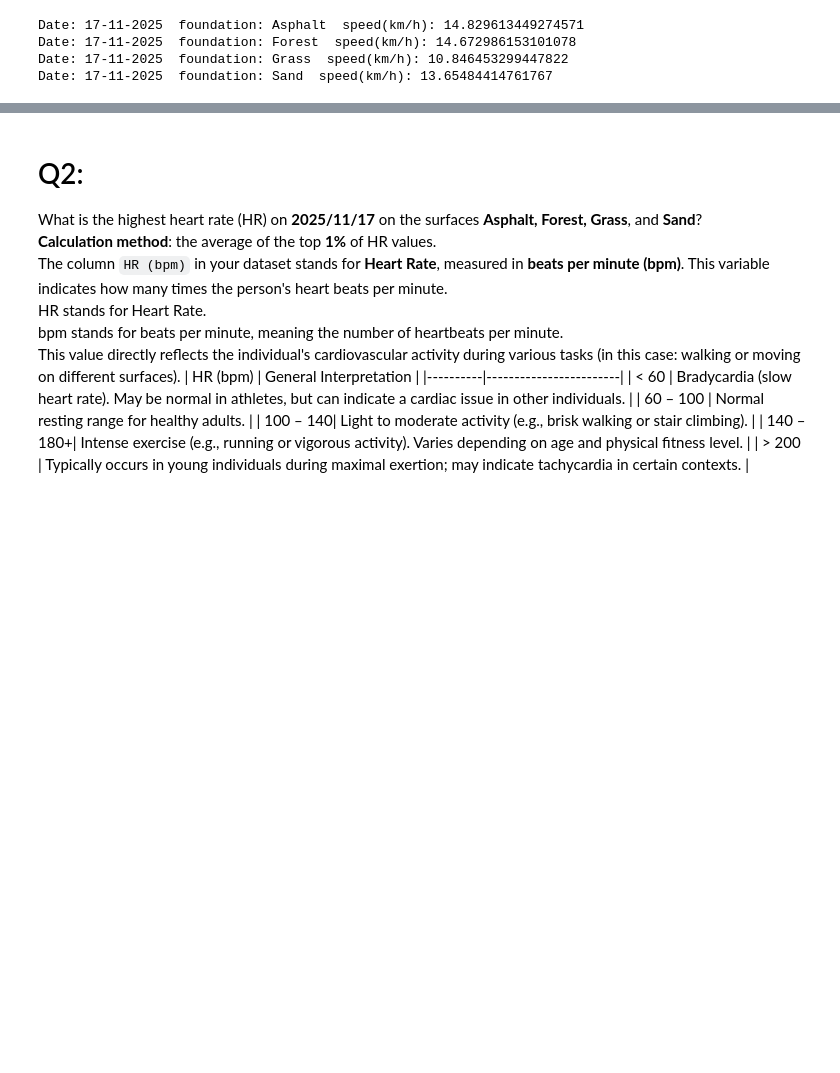
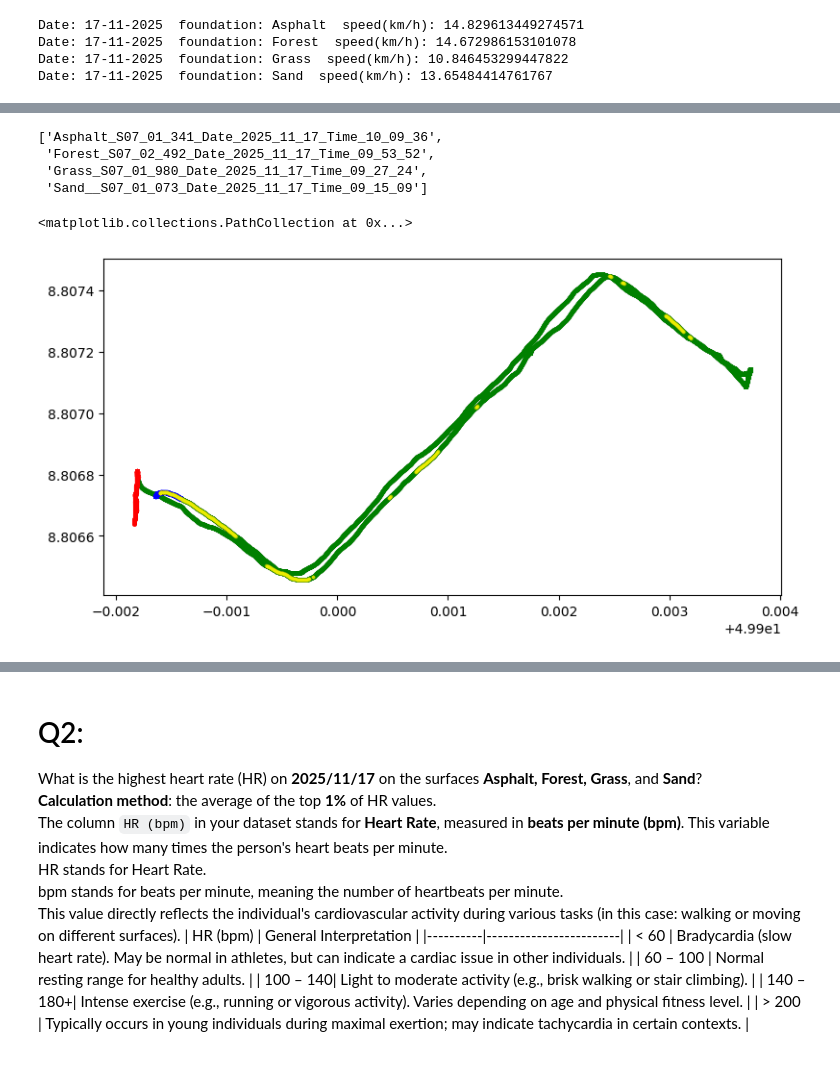
Before and after one commit to Mohsenmohebbi1993/Biomechanik, a Jupyter notebook: notebooks/3. Analysis Foot HeartRate GPX.ipynb, the cells around one changed output, grey strips where cells are left out. Drawn from its saved outputs; the diff is of its cells as text; code cells hidden in the pictures; blank space fills up the shorter version.

Commit message:
plot

```diff
--- a/notebooks/3. Analysis Foot HeartRate GPX.ipynb
+++ b/notebooks/3. Analysis Foot HeartRate GPX.ipynb
@@ -117,3 +117,15 @@ Date: 17-11-2025  foundation: Asphalt  speed(km/h): 14.829613449274571
 Date: 17-11-2025  foundation: Forest  speed(km/h): 14.672986153101078
 Date: 17-11-2025  foundation: Grass  speed(km/h): 10.846453299447822
 Date: 17-11-2025  foundation: Sand  speed(km/h): 13.65484414761767
+# %%
+name_17 =  [name_of_dataframe[i] for i in [0, 1, 3, 4]]
+plt.figure(figsize=(20,10))
+loc_plot = 1
+for i in name_17:
+    df = globals()[i].copy()
+
+    plt.m
+    sorted_speeds = df["Speed (km/h)"].sort_values(ascending=False)
+    top_1_percent = sorted_speeds.head(int(len(sorted_speeds) * 0.10))
+    mean_top_1_percent = top_1_percent.mean()
+    print(f"Date: {df["value"].iloc[2]}  foundation: {df["foundation"].iloc[0]}  speed(km/h): {mean_top_1_percent}")
@@ -119,0 +147,33 @@ Date: 17-11-2025  foundation: Sand  speed(km/h): 13.65484414761767
+# %%
+name_17
+# %% [output]
+['Asphalt_S07_01_341_Date_2025_11_17_Time_10_09_36',
+ 'Forest_S07_02_492_Date_2025_11_17_Time_09_53_52',
+ 'Grass_S07_01_980_Date_2025_11_17_Time_09_27_24',
+ 'Sand__S07_01_073_Date_2025_11_17_Time_09_15_09']
+# %%
+name_17 =  [name_of_dataframe[i] for i in [0, 1, 3, 4]]
+df = globals()[name_17[0]].copy()
+df_first = df.dropna(subset=["longitude", "latitude"]).head(1000).copy()
+df_end = df.dropna(subset=["longitude", "latitude"]).tail(1000).copy()
+
+plt.figure(figsize=(20,10))
+plt.subplot(2,2,1)
+plt.scatter(df["latitude"], df["longitude"],
+            s=5, color="green", alpha=0.2, zorder=1)
+
+plt.scatter(df_first["latitude"], df_first["longitude"],
+            s=7, color="red", alpha=0.9, zorder=3)
+
+plt.scatter(df_end["latitude"], df_end["longitude"],
+            s=7, color="blue", alpha=0.9, zorder=4)
+
+top = 0.10
+sorted_df_speed = df.sort_values(by="Speed (km/h)", ascending=False)
+top_df = sorted_speeds.head(int(len(sorted_speeds) * top))
+
+plt.scatter(top_df["latitude"], top_df["longitude"],
+            s=3, color="yellow", alpha=0.05, zorder=5)
+# %% [output]
+<matplotlib.collections.PathCollection at 0x...>
+[figure, added]
```
Also changed, not shown: parts of 2 cells of this notebook.
